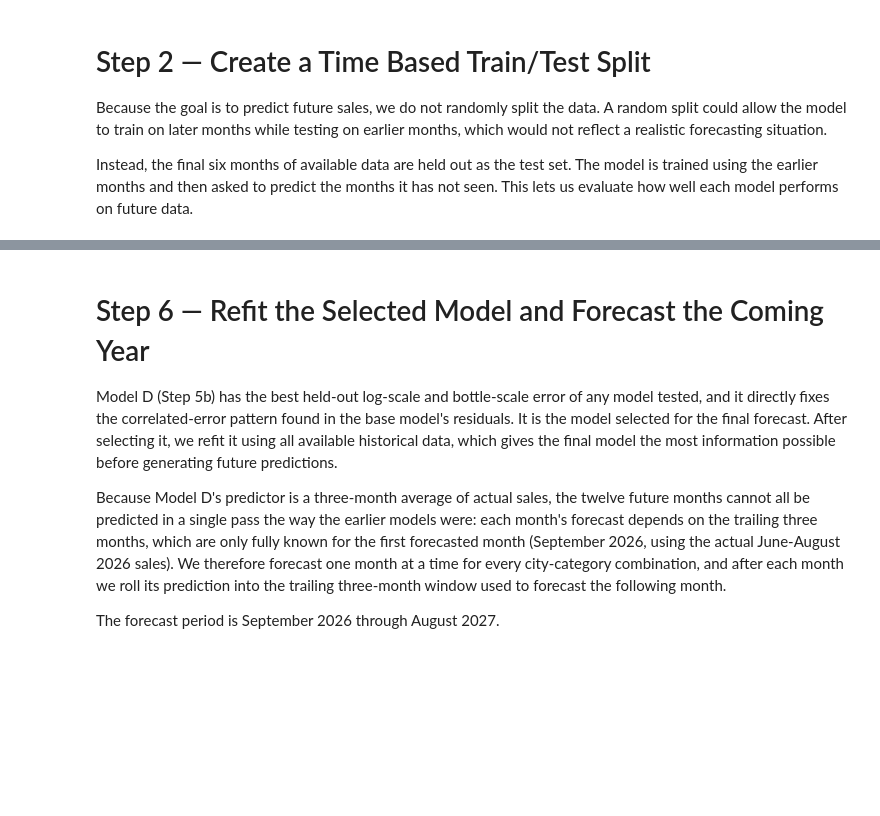
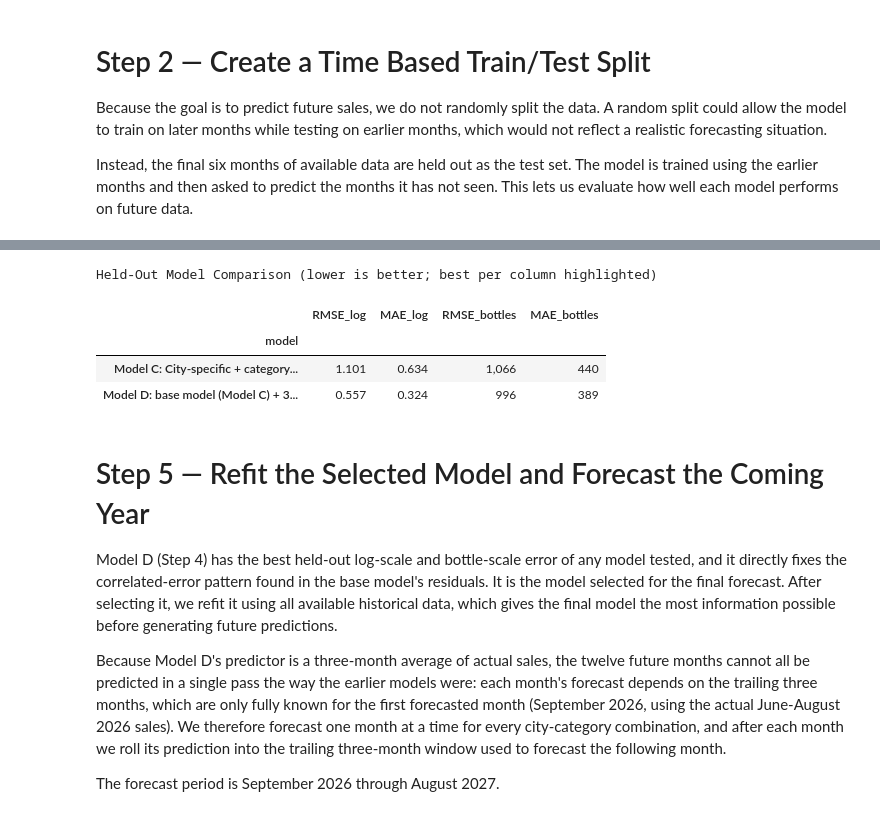
Before and after one commit to otishunt/data4401-joe, a Jupyter notebook: BRUS_city_category_analysis.ipynb, the cells around one changed output, grey strips where cells are left out. Drawn from its saved outputs; the diff is of its cells as text; code cells hidden in the pictures; blank space fills up the shorter version.

```diff
--- a/BRUS_city_category_analysis.ipynb
+++ b/BRUS_city_category_analysis.ipynb
@@ -449,7 +314,49 @@ print(f"  MAE  (bottles):     {trend_mae_bottles:,.0f} -> {lag_mae_bottles:,.0f}
+# %%
+# Present all four models' held-out performance side by side, with the
+# lowest (best) error in each column highlighted. Background and text color
+# are both set explicitly so the highlight stays readable in light or dark
+# notebook themes.
+def highlight_best(col):
+    is_best = col == col.min()
+    return [
+        "background-color: #2a9d8f; color: white; font-weight: bold;"
+        if v else ""
+        for v in is_best
+    ]
+
+(
+    model_comparison.set_index("model").style
+    .format({
+        "RMSE_log": "{:.3f}",
+        "MAE_log": "{:.3f}",
+        "RMSE_bottles": "{:,.0f}",
+        "MAE_bottles": "{:,.0f}"
+    })
+    .apply(
+        highlight_best,
+        subset=["RMSE_log", "MAE_log", "RMSE_bottles", "MAE_bottles"]
+    )
+    .set_caption("Held-Out Model Comparison (lower is better; best per column highlighted)")
+    .set_table_styles([
+        {"selector": "caption",
+         "props": [("font-weight", "bold"), ("font-size", "13px"),
+                   ("text-align", "left"), ("padding-bottom", "6px")]},
+        {"selector": "th",
+         "props": [("text-align", "left"), ("padding", "6px 10px")]},
+        {"selector": "td",
+         "props": [("padding", "6px 10px")]}
+    ])
+)
+# %% [output]
+Held-Out Model Comparison (lower is better; best per column highlighted)
+|  | RMSE_log | MAE_log | RMSE_bottles | MAE_bottles |
+| model |  |  |  |  |
+| Model C: City-specific + category... | 1.101 | 0.634 | 1,066 | 440 |
+| Model D: base model (Model C) + 3... | 0.557 | 0.324 | 996 | 389 |
 # %% [markdown]
-# Step 6 — Refit the Selected Model and Forecast the Coming Year
+# Step 5 — Refit the Selected Model and Forecast the Coming Year
 
-Model D (Step 5b) has the best held-out log-scale and bottle-scale error of
+Model D (Step 4) has the best held-out log-scale and bottle-scale error of
 any model tested, and it directly fixes the correlated-error pattern found
 in the base model's residuals. It is the model selected for the final
 forecast. After selecting it, we refit it using all available historical
```
Also changed, not shown: parts of 18 cells of this notebook, 7 other files.
